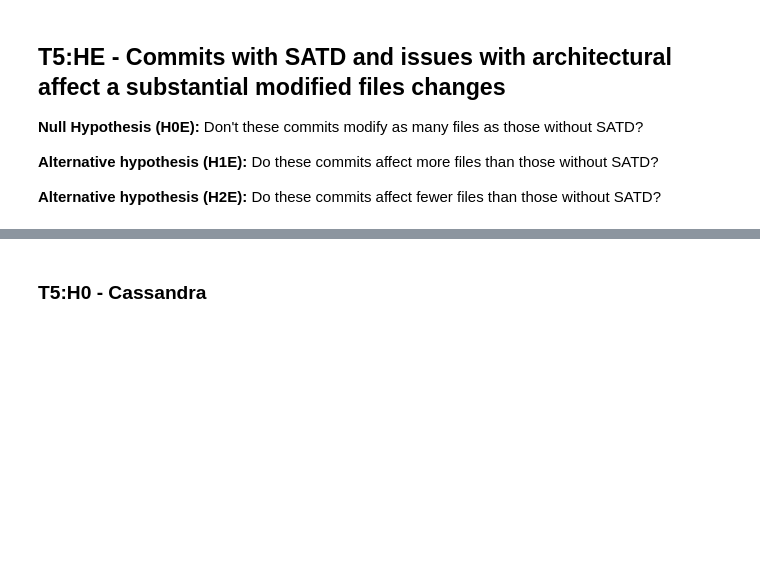
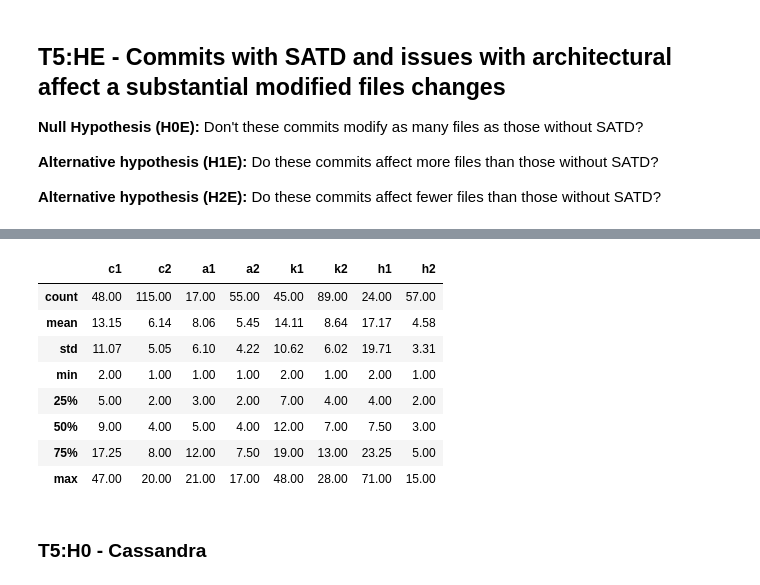
Before and after one commit to armandossrecife/my_validation, a Jupyter notebook: my_comparison2.ipynb, the cells around one changed output, grey strips where cells are left out. Saved outputs shown, nothing was run; the diff lists cells and outputs as text; code cells hidden in the pictures; blank space fills up the shorter version.

```diff
--- a/my_comparison2.ipynb
+++ b/my_comparison2.ipynb
@@ -1634,3 +1682,16 @@ a2 (ActiveMQ) - commits without SATD and issues without Architectural Impact
+# %%
+df_describe_commits_satd_issues_files = df_describe_statistics(d1_extra1_cassandra_without_outliers_files, d2_extra1_cassandra_without_outliers_files,d1_extra1_activemq_without_outliers_files, d2_extra1_activemq_without_outliers_files,d1_extra1_kafka_without_outliers_files, d2_extra1_kafka_without_outliers_files, d1_extra1_hadoop_without_outliers_files, d2_extra1_hadoop_without_outliers_files)
+df_describe_commits_satd_issues_files
+# %% [output]
+|  | c1 | c2 | a1 | a2 | k1 | k2 | h1 | h2 |
+| count | 48.00 | 115.00 | 17.00 | 55.00 | 45.00 | 89.00 | 24.00 | 57.00 |
+| mean | 13.15 | 6.14 | 8.06 | 5.45 | 14.11 | 8.64 | 17.17 | 4.58 |
+| std | 11.07 | 5.05 | 6.10 | 4.22 | 10.62 | 6.02 | 19.71 | 3.31 |
+| min | 2.00 | 1.00 | 1.00 | 1.00 | 2.00 | 1.00 | 2.00 | 1.00 |
+| 25% | 5.00 | 2.00 | 3.00 | 2.00 | 7.00 | 4.00 | 4.00 | 2.00 |
+| 50% | 9.00 | 4.00 | 5.00 | 4.00 | 12.00 | 7.00 | 7.50 | 3.00 |
+| 75% | 17.25 | 8.00 | 12.00 | 7.50 | 19.00 | 13.00 | 23.25 | 5.00 |
+| max | 47.00 | 20.00 | 21.00 | 17.00 | 48.00 | 28.00 | 71.00 | 15.00 |
 # %% [markdown]
 ### T5:H0 - Cassandra
 # %%
```
Also changed, not shown: parts of 13 cells of this notebook.
